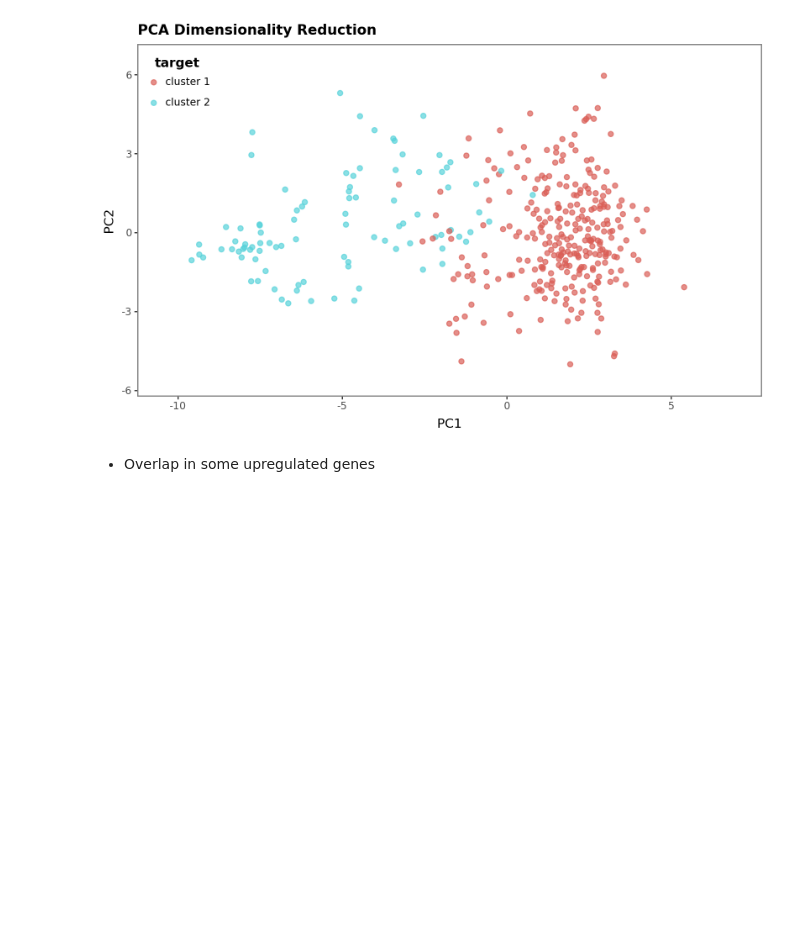
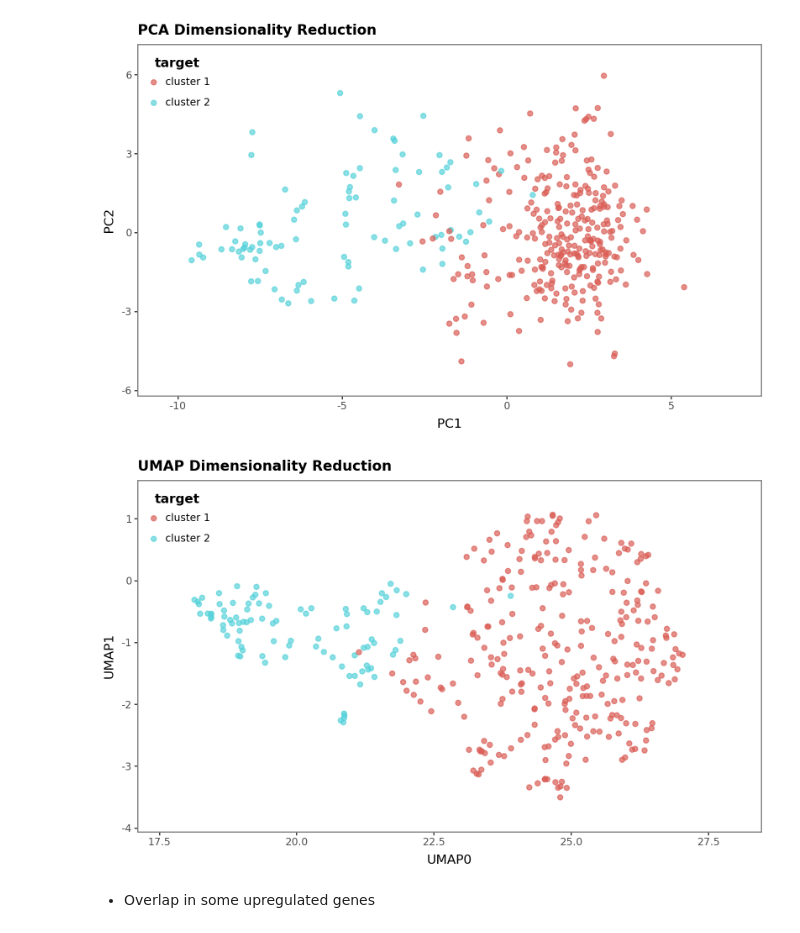
Before and after one commit to Chygos/Projects, a Jupyter notebook: Biology/analysis_file.ipynb, the cells around one changed output. Saved outputs shown, nothing was run; the diff lists cells and outputs as text; code cells hidden in the pictures; blank space fills up the shorter version.

```diff
--- a/Biology/analysis_file.ipynb
+++ b/Biology/analysis_file.ipynb
@@ -782,6 +787,10 @@ cluster_genes(deg_genes[upregulated], 3, cluster_type='gene', plot=True)
 cluster_genes(deg_genes[downregulated], 2, cluster_type='gene', plot=True)
 # %% [output]
 [figure]
+# %%
+cluster_genes(deg_genes[downregulated], 2, cluster_type='gene', plot=True, reduction_type='umaps')
+# %% [output]
+[figure, added]
 # %% [markdown]
 - Overlap in some upregulated genes
 # %% [markdown]
```
Also changed, not shown: parts of 5 cells of this notebook.
